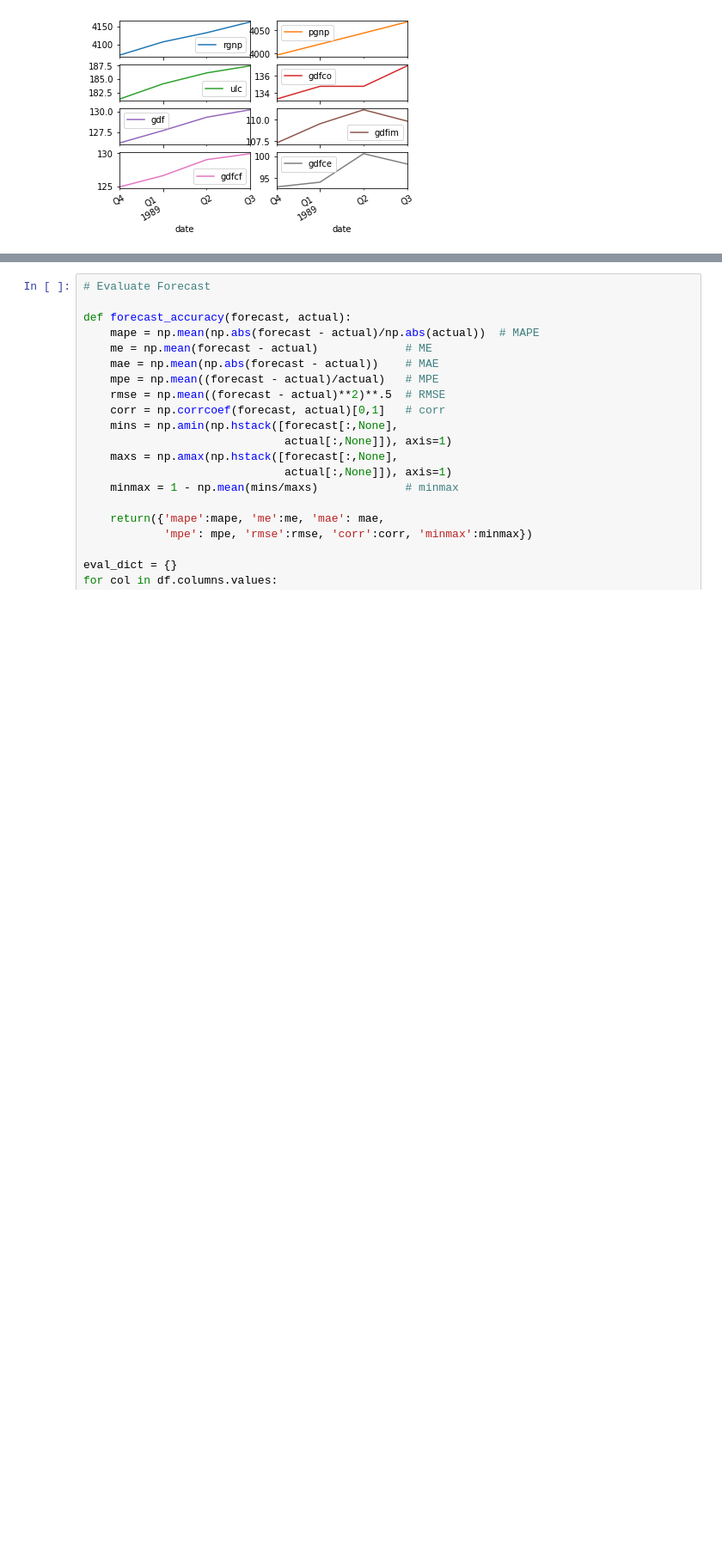
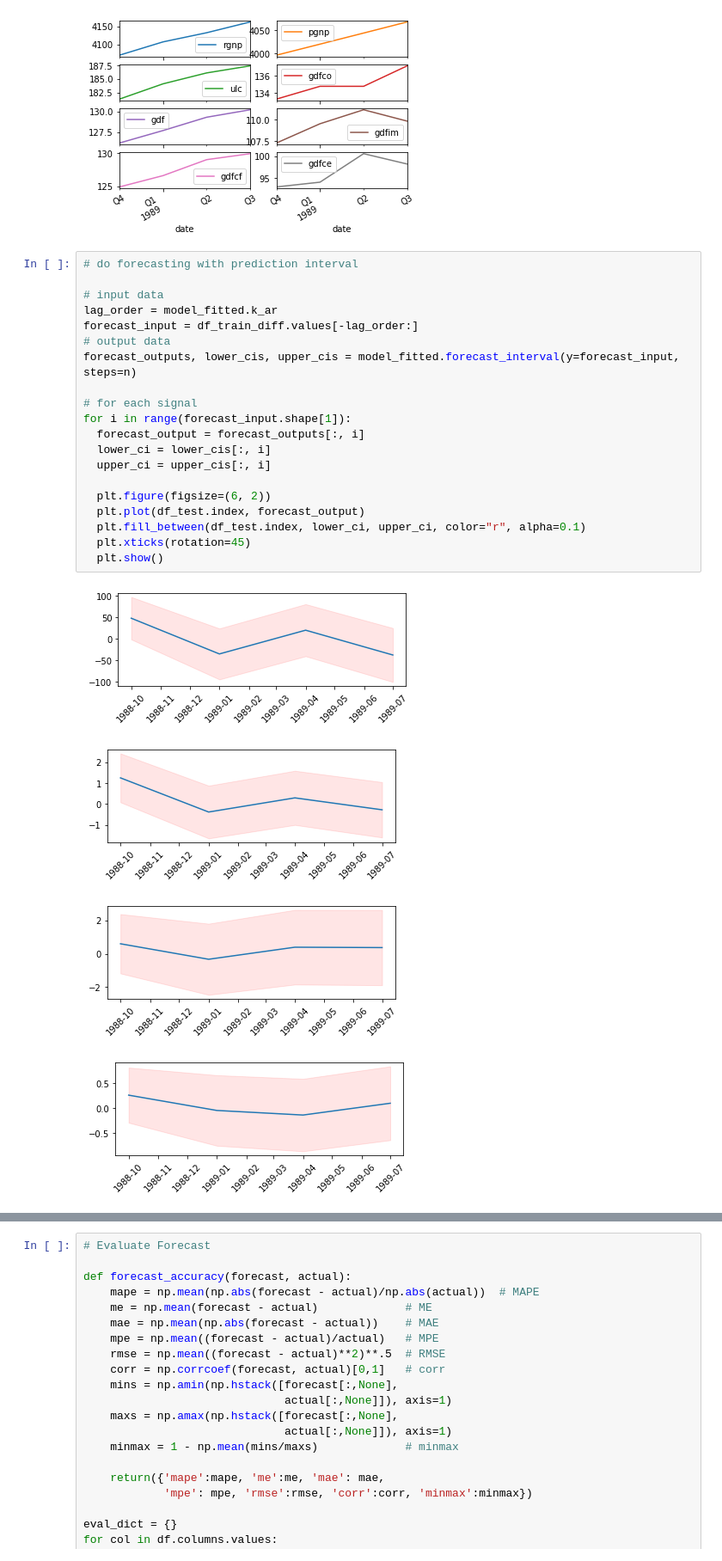
Before and after one commit to edwardelson/financial-model, a Jupyter notebook: multivariate_time_series_analysis_template.ipynb, the cells around one changed output, grey strips where cells are left out. Shown at 86% size. Saved outputs shown, nothing was run; the diff lists cells and outputs as text; blank space fills up the shorter version.

```diff
--- a/multivariate_time_series_analysis_template.ipynb
+++ b/multivariate_time_series_analysis_template.ipynb
@@ -249,3 +249,28 @@ plt.show()
 # %% [output]
 [figure]
 [figure]
+# %%
+# do forecasting with prediction interval
+
+# input data
+lag_order = model_fitted.k_ar
+forecast_input = df_train_diff.values[-lag_order:]
+# output data
+forecast_outputs, lower_cis, upper_cis = model_fitted.forecast_interval(y=forecast_input, steps=n)
+
+# for each signal
+for i in range(forecast_input.shape[1]):
+  forecast_output = forecast_outputs[:, i]
+  lower_ci = lower_cis[:, i]
+  upper_ci = upper_cis[:, i]
+
+  plt.figure(figsize=(6, 2))
+  plt.plot(df_test.index, forecast_output)
+  plt.fill_between(df_test.index, lower_ci, upper_ci, color="r", alpha=0.1)
+  plt.xticks(rotation=45)
+  plt.show()
+# %% [output]
+[figure, added]
+[figure, added]
+[figure, added]
+[figure, added]
```
Also changed, not shown: parts of 2 cells of this notebook.
